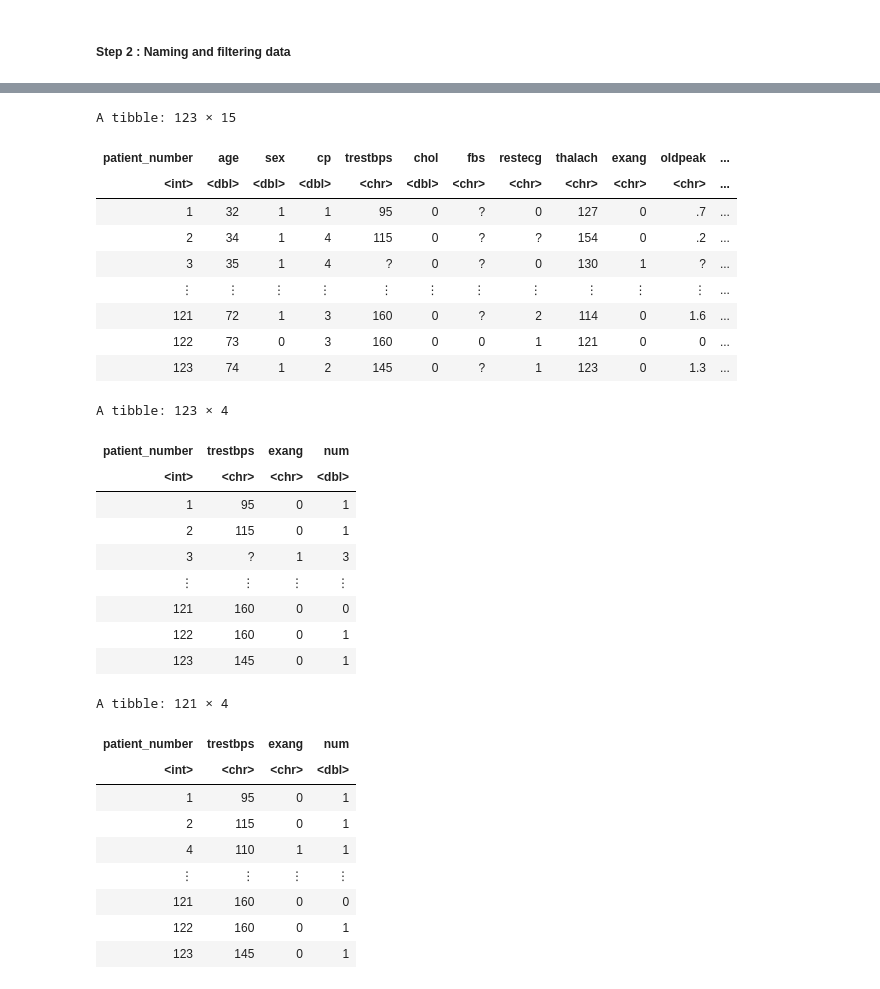
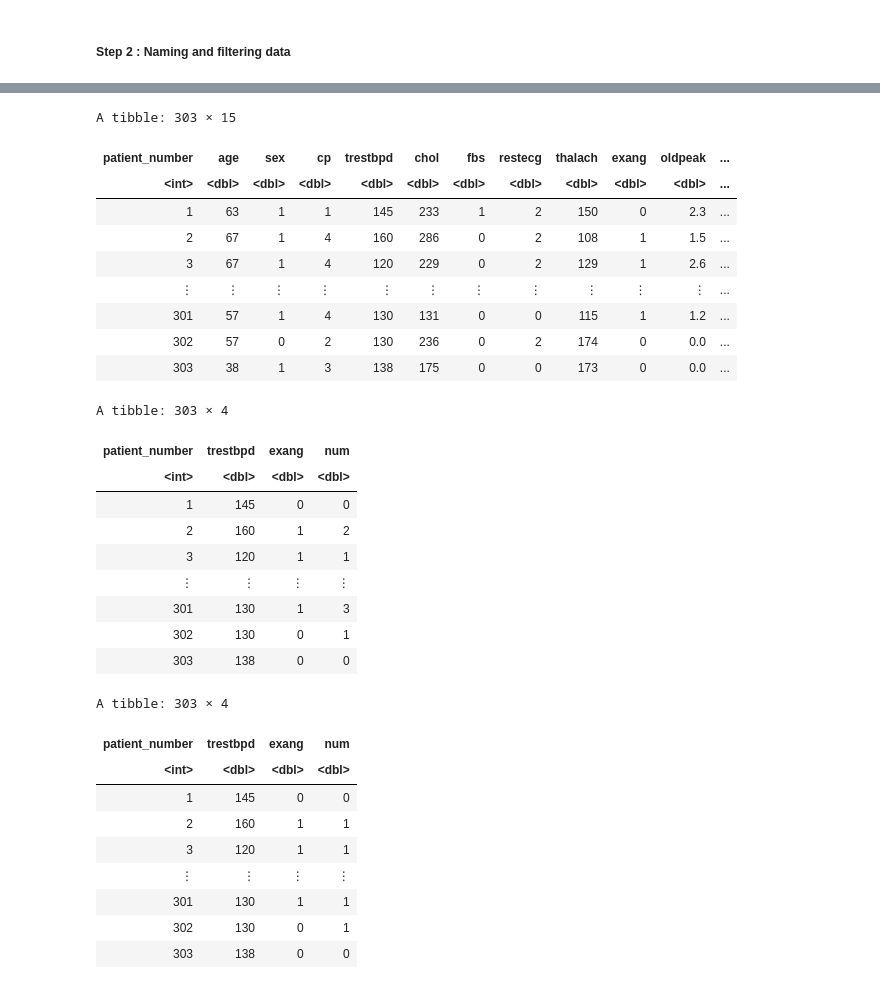
Before and after one commit to cchurch999/Data-Science-Group-Project-Books, a Jupyter notebook: Preliminary exploratory data analysis.ipynb, the cells around one changed output, grey strips where cells are left out. Cells and saved outputs as stored; diff of their text form; code cells hidden in the pictures.

```diff
--- a/Preliminary exploratory data analysis.ipynb
+++ b/Preliminary exploratory data analysis.ipynb
@@ -12,7 +12,7 @@ library(repr)
 # %% [markdown]
 ##### Step 1 : read data from url
 # %%
-path <- "https://archive.ics.uci.edu/ml/machine-learning-databases/heart-disease/processed.switzerland.data"
+path <- "https://archive.ics.uci.edu/ml/machine-learning-databases/heart-disease/processed.cleveland.data"
 heart_disease_data <-read_csv(path)
 heart_disease_data
 # %% [output]
@@ -50,7 +45,7 @@ A spec_tbl_df: 122 × 14
 # %%
 # Give each column a specific name from given dataset
 heart_disease_data <- read_csv(path, col_names = FALSE) |>
-  set_names(c("age", "sex", "cp", "trestbps", "chol", "fbs", "restecg", "thalach",
+  set_names(c("age", "sex", "cp", "trestbpd", "chol", "fbs", "restecg", "thalach",
               "exang", "oldpeak", "slope", "ca", "thal", "num"))
 heart_disease_data
 # %% [output]
@@ -75,56 +70,56 @@ A spec_tbl_df: 123 × 14
 # %%
 # Now let's add a new column that includes the number of patients.
-heart_disease_data <- heart_disease_data %>%
-  mutate(patient_number = row_number()) %>%
+heart_disease_data <- heart_disease_data |>
+  mutate(patient_number = row_number()) |>
   select(patient_number, everything())
 heart_disease_data
 # %% [output]
-A tibble: 123 × 15
+A tibble: 303 × 15
-| patient_number | age | sex | cp | trestbps | chol | fbs | restecg | thalach | exang | oldpeak | ... |
-| <int> | <dbl> | <dbl> | <dbl> | <chr> | <dbl> | <chr> | <chr> | <chr> | <chr> | <chr> | ... |
-| 1 | 32 | 1 | 1 | 95 | 0 | ? | 0 | 127 | 0 | .7 | ... |
-| 2 | 34 | 1 | 4 | 115 | 0 | ? | ? | 154 | 0 | .2 | ... |
-| 3 | 35 | 1 | 4 | ? | 0 | ? | 0 | 130 | 1 | ? | ... |
+| patient_number | age | sex | cp | trestbpd | chol | fbs | restecg | thalach | exang | oldpeak | ... |
+| <int> | <dbl> | <dbl> | <dbl> | <dbl> | <dbl> | <dbl> | <dbl> | <dbl> | <dbl> | <dbl> | ... |
+| 1 | 63 | 1 | 1 | 145 | 233 | 1 | 2 | 150 | 0 | 2.3 | ... |
+| 2 | 67 | 1 | 4 | 160 | 286 | 0 | 2 | 108 | 1 | 1.5 | ... |
+| 3 | 67 | 1 | 4 | 120 | 229 | 0 | 2 | 129 | 1 | 2.6 | ... |
 | ⋮ | ⋮ | ⋮ | ⋮ | ⋮ | ⋮ | ⋮ | ⋮ | ⋮ | ⋮ | ⋮ | ... |
-| 121 | 72 | 1 | 3 | 160 | 0 | ? | 2 | 114 | 0 | 1.6 | ... |
-| 122 | 73 | 0 | 3 | 160 | 0 | 0 | 1 | 121 | 0 | 0 | ... |
-| 123 | 74 | 1 | 2 | 145 | 0 | ? | 1 | 123 | 0 | 1.3 | ... |
+| 301 | 57 | 1 | 4 | 130 | 131 | 0 | 0 | 115 | 1 | 1.2 | ... |
+| 302 | 57 | 0 | 2 | 130 | 236 | 0 | 2 | 174 | 0 | 0.0 | ... |
+| 303 | 38 | 1 | 3 | 138 | 175 | 0 | 0 | 173 | 0 | 0.0 | ... |
 # %%
 # We will use the select function to keep only the variables trestbps (#4) the  and cholesterol (#5),
 # and num (#14) the predicted heart disease outcome.
-filltered_heart_disease_data <- heart_disease_data %>%
+filltered_heart_disease_data <- heart_disease_data |>
   select(1, 5, 10, 15)
 filltered_heart_disease_data
 # %% [output]
-A tibble: 123 × 4
+A tibble: 303 × 4
-| patient_number | trestbps | exang | num |
-| <int> | <chr> | <chr> | <dbl> |
-| 1 | 95 | 0 | 1 |
-| 2 | 115 | 0 | 1 |
-| 3 | ? | 1 | 3 |
+| patient_number | trestbpd | exang | num |
+| <int> | <dbl> | <dbl> | <dbl> |
+| 1 | 145 | 0 | 0 |
+| 2 | 160 | 1 | 2 |
+| 3 | 120 | 1 | 1 |
 | ⋮ | ⋮ | ⋮ | ⋮ |
-| 121 | 160 | 0 | 0 |
-| 122 | 160 | 0 | 1 |
-| 123 | 145 | 0 | 1 |
+| 301 | 130 | 1 | 3 |
+| 302 | 130 | 0 | 1 |
+| 303 | 138 | 0 | 0 |
 # %%
 # We want to change column 14 to be only 0 (no to heart disease) and 1 (1 and above is yes to heart disease)
-changed_num <- filltered_heart_disease_data %>%
+changed_num <- filltered_heart_disease_data |>
   mutate(num = ifelse(num >= 1, 1, 0))
 # remove all row with '?'
 changed_num_1 <- changed_num |>
   filter_all(all_vars(. != "?"))
 changed_num_1
 # %% [output]
-A tibble: 121 × 4
+A tibble: 303 × 4
-| patient_number | trestbps | exang | num |
-| <int> | <chr> | <chr> | <dbl> |
-| 1 | 95 | 0 | 1 |
-| 2 | 115 | 0 | 1 |
-| 4 | 110 | 1 | 1 |
+| patient_number | trestbpd | exang | num |
+| <int> | <dbl> | <dbl> | <dbl> |
+| 1 | 145 | 0 | 0 |
+| 2 | 160 | 1 | 1 |
+| 3 | 120 | 1 | 1 |
 | ⋮ | ⋮ | ⋮ | ⋮ |
-| 121 | 160 | 0 | 0 |
-| 122 | 160 | 0 | 1 |
-| 123 | 145 | 0 | 1 |
+| 301 | 130 | 1 | 1 |
+| 302 | 130 | 0 | 1 |
+| 303 | 138 | 0 | 0 |
 # %%
 # final dataframe
 final_data_1 <- changed_num_1
```
Also changed, not shown: parts of 8 cells of this notebook.
